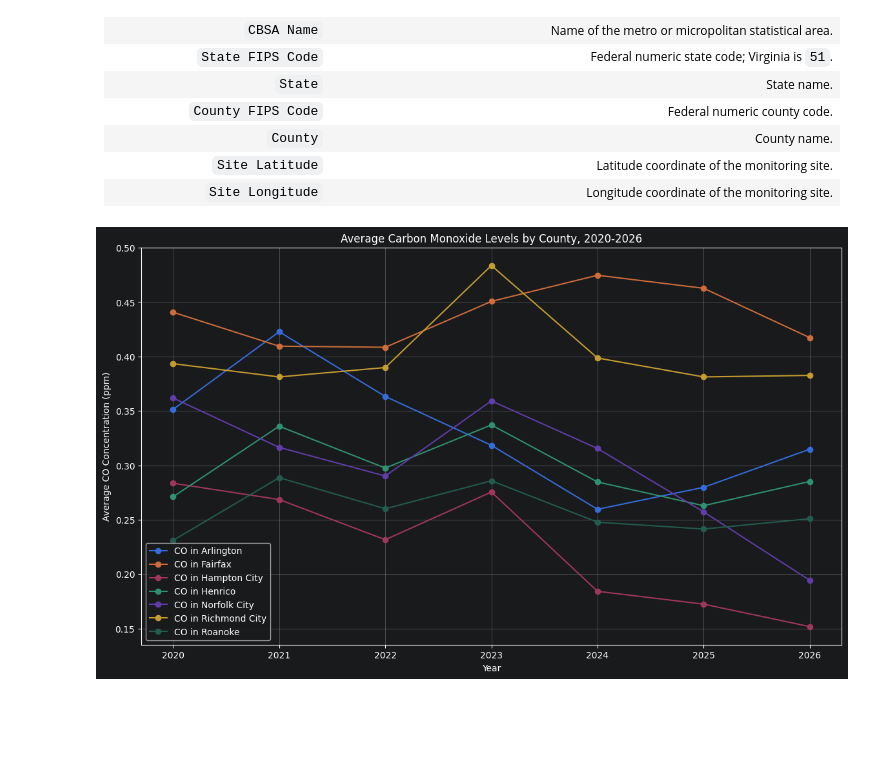
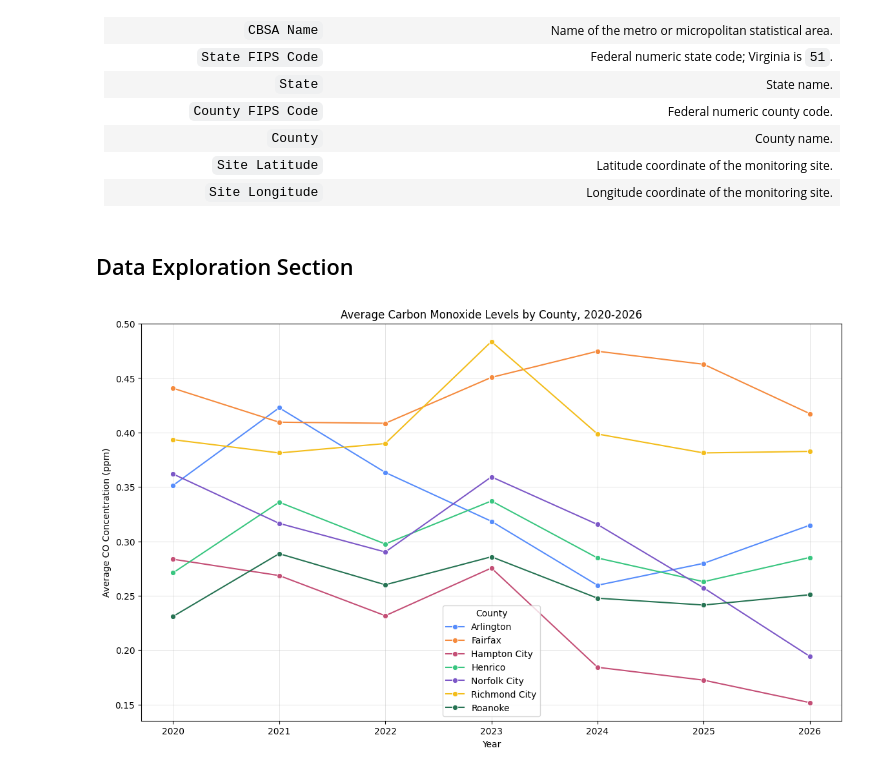
Before and after one commit to sjuzzaman/Data-Science-Projects, a Jupyter notebook: Project 3/main.ipynb, the cells around one changed output. Saved outputs shown, nothing was run; the diff lists cells and outputs as text; code cells hidden in the pictures; blank space fills up the shorter version.

Commit message:
changed graph from matplotlib to seaborn and added data exploration section

```diff
--- a/Project 3/main.ipynb
+++ b/Project 3/main.ipynb
@@ -65,21 +65,19 @@ epa_df = pd.concat(dfs, ignore_index=True)
 epa_df["Date"] = pd.to_datetime(epa_df["Date"])
 epa_df["Month"] = epa_df["Date"].dt.month
 epa_df["Month Name"] = epa_df["Date"].dt.month_name()
+# %% [markdown]
+## Data Exploration Section
 # %%
 county_year_co = (epa_df.groupby(["County", "Year"])['Daily Max 8-hour CO Concentration'].mean().reset_index())
 
 plt.figure(figsize=(14, 8))
 
-for county in county_year_co["County"].unique():
-    county_data = county_year_co[county_year_co['County'] == county]
-    plt.plot(county_data["Year"], county_data["Daily Max 8-hour CO Concentration"], marker="o", label=f"CO in {county}")
-
+sns.lineplot(x="Year", y="Daily Max 8-hour CO Concentration", hue="County", data=county_year_co, marker = 'o')
 
 plt.title("Average Carbon Monoxide Levels by County, 2020-2026")
 plt.xlabel("Year")
 plt.ylabel("Average CO Concentration (ppm)")
-plt.legend()
 plt.grid(True)
 plt.show()
 # %% [output]
-[figure, old version]
+[figure, new version]
```
Also changed, not shown: parts of 2 cells of this notebook.
